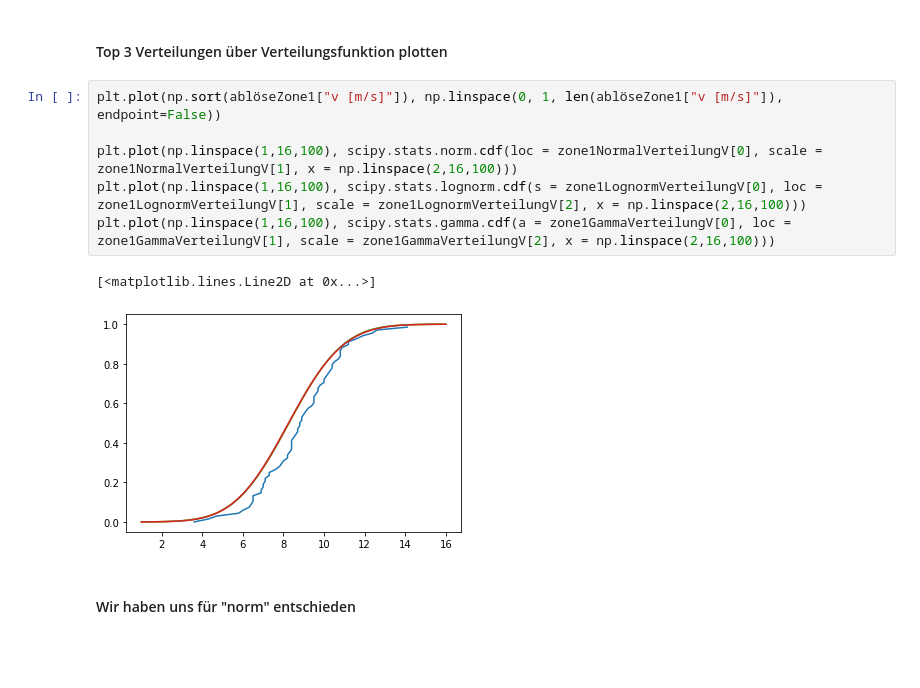
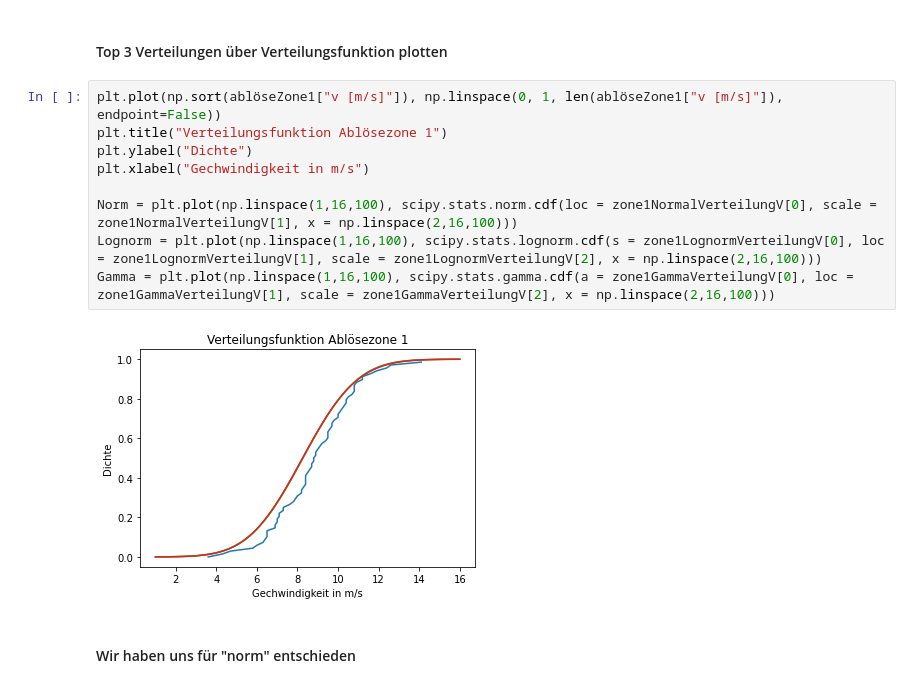
Before and after one commit to marvinvr/fhnw-steinschlag, a Jupyter notebook: scripts/MonteCarlo_Luca_Marvin_Philip_Yannic.ipynb, the cells around one changed output. Saved outputs shown, nothing was run; the diff lists cells and outputs as text; blank space fills up the shorter version.

```diff
--- a/scripts/MonteCarlo_Luca_Marvin_Philip_Yannic.ipynb
+++ b/scripts/MonteCarlo_Luca_Marvin_Philip_Yannic.ipynb
@@ -155,13 +158,15 @@ print(zone1GammaVerteilungV)
 #### Top 3 Verteilungen über Verteilungsfunktion plotten
 # %%
 plt.plot(np.sort(ablöseZone1["v [m/s]"]), np.linspace(0, 1, len(ablöseZone1["v [m/s]"]), endpoint=False))
+plt.title("Verteilungsfunktion Ablösezone 1")
+plt.ylabel("Dichte")
+plt.xlabel("Gechwindigkeit in m/s")
 
-plt.plot(np.linspace(1,16,100), scipy.stats.norm.cdf(loc = zone1NormalVerteilungV[0], scale = zone1NormalVerteilungV[1], x = np.linspace(2,16,100)))
-plt.plot(np.linspace(1,16,100), scipy.stats.lognorm.cdf(s = zone1LognormVerteilungV[0], loc = zone1LognormVerteilungV[1], scale = zone1LognormVerteilungV[2], x = np.linspace(2,16,100)))
-plt.plot(np.linspace(1,16,100), scipy.stats.gamma.cdf(a = zone1GammaVerteilungV[0], loc = zone1GammaVerteilungV[1], scale = zone1GammaVerteilungV[2], x = np.linspace(2,16,100)))
+Norm = plt.plot(np.linspace(1,16,100), scipy.stats.norm.cdf(loc = zone1NormalVerteilungV[0], scale = zone1NormalVerteilungV[1], x = np.linspace(2,16,100)))
+Lognorm = plt.plot(np.linspace(1,16,100), scipy.stats.lognorm.cdf(s = zone1LognormVerteilungV[0], loc = zone1LognormVerteilungV[1], scale = zone1LognormVerteilungV[2], x = np.linspace(2,16,100)))
+Gamma = plt.plot(np.linspace(1,16,100), scipy.stats.gamma.cdf(a = zone1GammaVerteilungV[0], loc = zone1GammaVerteilungV[1], scale = zone1GammaVerteilungV[2], x = np.linspace(2,16,100)))
 # %% [output]
-[<matplotlib.lines.Line2D at 0x...>]
-[figure, old version]
+[figure, new version]
 # %% [markdown]
 #### Wir haben uns für "norm" entschieden
 # %% [markdown]
```
Also changed, not shown: parts of 16 cells of this notebook.
